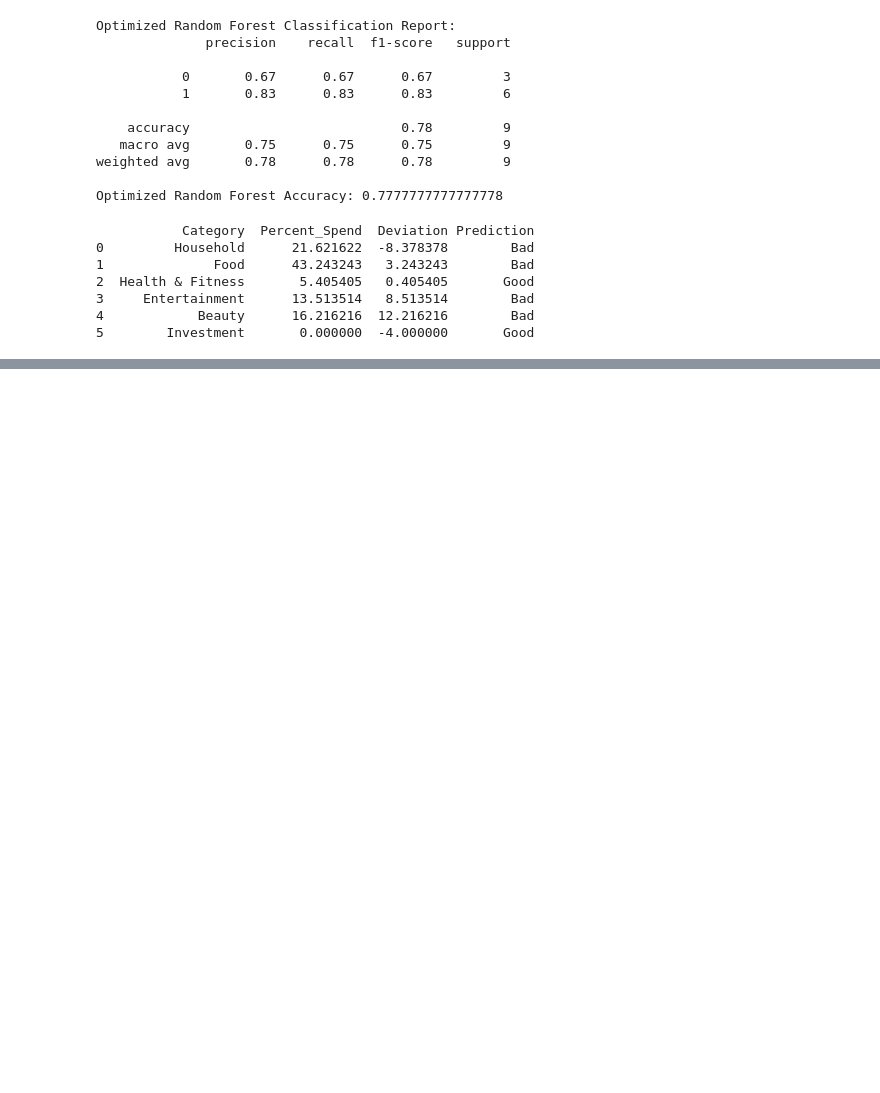
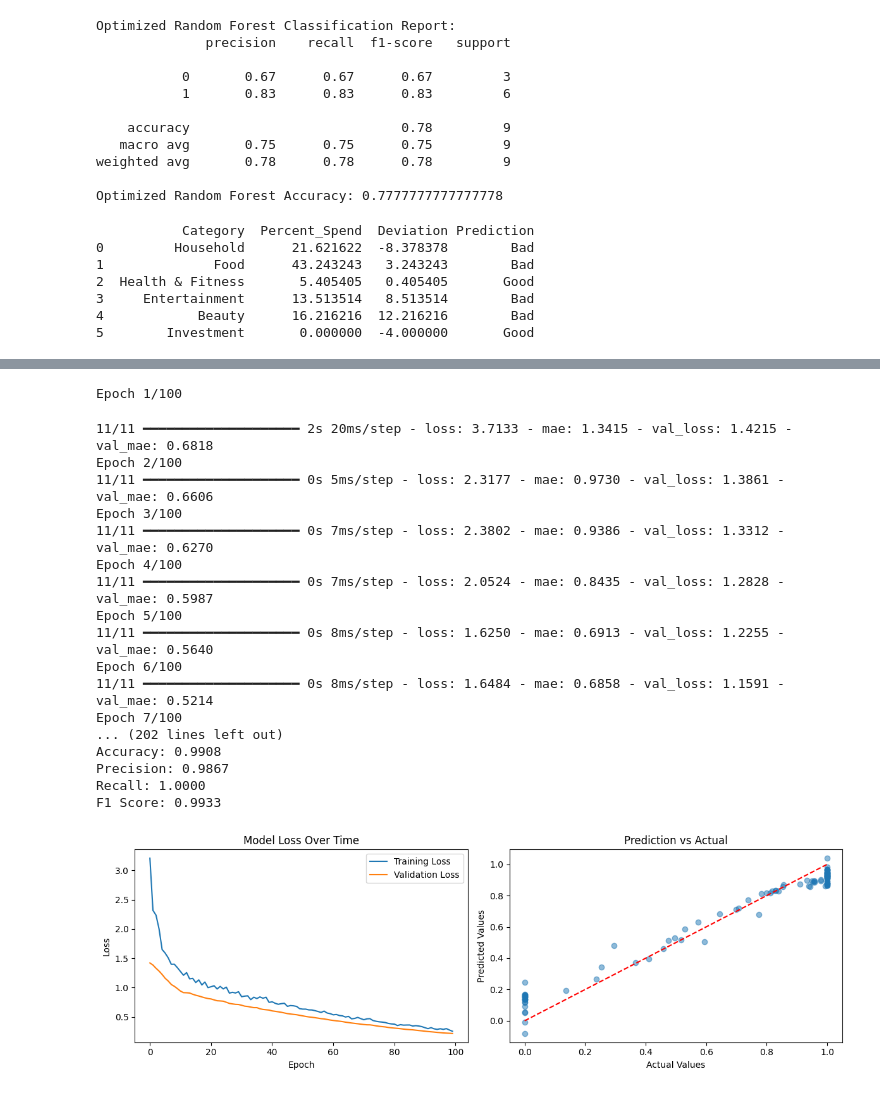
Before and after one commit to Aashu1308/Financial_ML, a Jupyter notebook: working.ipynb, the cells around one changed output, grey strips where cells are left out. Cells and saved outputs as stored; diff of their text form; code cells hidden in the pictures; blank space fills up the shorter version.

Commit message:
Implemented 2 types of DNN, compared all models, updated Readme, stored weights for future use and wrote explanation for all differences

```diff
--- a/working.ipynb
+++ b/working.ipynb
@@ -752,0 +866,5 @@ AttributeError: 'super' object has no attribute '__sklearn_tags__'
+# %%
+# Standardize the features
+scaler = StandardScaler()
+X_train_scaled = scaler.fit_transform(X_train)
+X_test_scaled = scaler.transform(X_test)
@@ -752,0 +947,31 @@ AttributeError: 'super' object has no attribute '__sklearn_tags__'
+# %%
+def build_model(input_shape):
+    """
+    Build an improved neural network with regularization
+    """
+    model = Sequential([
+        # Input layer
+        Dense(128, activation='relu', input_shape=input_shape),
+        BatchNormalization(),
+        Dropout(0.3),
+
+        # Hidden layers
+        Dense(64, activation='relu',kernel_regularizer=regularizers.l2(0.01)),
+        BatchNormalization(),
+        Dropout(0.2),
+
+        Dense(32, activation='relu'),
+        BatchNormalization(),
+        Dropout(0.1),
+
+        # Output layer - using linear activation for regression
+        Dense(1, activation='linear')
+    ])
+
+    model.compile(
+        optimizer='adam',
+        loss='mse',  # Mean squared error for regression
+        metrics=['mae']  # Mean absolute error
+    )
+
+    return model
@@ -752,0 +1243,28 @@ AttributeError: 'super' object has no attribute '__sklearn_tags__'
+# %%
+monthly_spending_lower = pd.read_csv('dataset/monthly_spending_lower_labeled.csv')
+monthly_spending_upper = pd.read_csv('dataset/monthly_spending_upper_labeled.csv')
+
+    # Train and evaluate model
+model, scaler, history, metrics = train_expense_classifier(
+        monthly_spending_lower, monthly_spending_upper
+    )
+# %% [output]
+Epoch 1/100
+11/11 ━━━━━━━━━━━━━━━━━━━━ 2s 20ms/step - loss: 3.7133 - mae: 1.3415 - val_loss: 1.4215 - val_mae: 0.6818
+Epoch 2/100
+11/11 ━━━━━━━━━━━━━━━━━━━━ 0s 5ms/step - loss: 2.3177 - mae: 0.9730 - val_loss: 1.3861 - val_mae: 0.6606
+Epoch 3/100
+11/11 ━━━━━━━━━━━━━━━━━━━━ 0s 7ms/step - loss: 2.3802 - mae: 0.9386 - val_loss: 1.3312 - val_mae: 0.6270
+Epoch 4/100
+11/11 ━━━━━━━━━━━━━━━━━━━━ 0s 7ms/step - loss: 2.0524 - mae: 0.8435 - val_loss: 1.2828 - val_mae: 0.5987
+Epoch 5/100
+11/11 ━━━━━━━━━━━━━━━━━━━━ 0s 8ms/step - loss: 1.6250 - mae: 0.6913 - val_loss: 1.2255 - val_mae: 0.5640
+Epoch 6/100
+11/11 ━━━━━━━━━━━━━━━━━━━━ 0s 8ms/step - loss: 1.6484 - mae: 0.6858 - val_loss: 1.1591 - val_mae: 0.5214
+Epoch 7/100
+... (202 lines left out)
+Accuracy: 0.9908
+Precision: 0.9867
+Recall: 1.0000
+F1 Score: 0.9933
+[figure, added]
```
Also changed, not shown: parts of 25 cells of this notebook, 11 other files.
